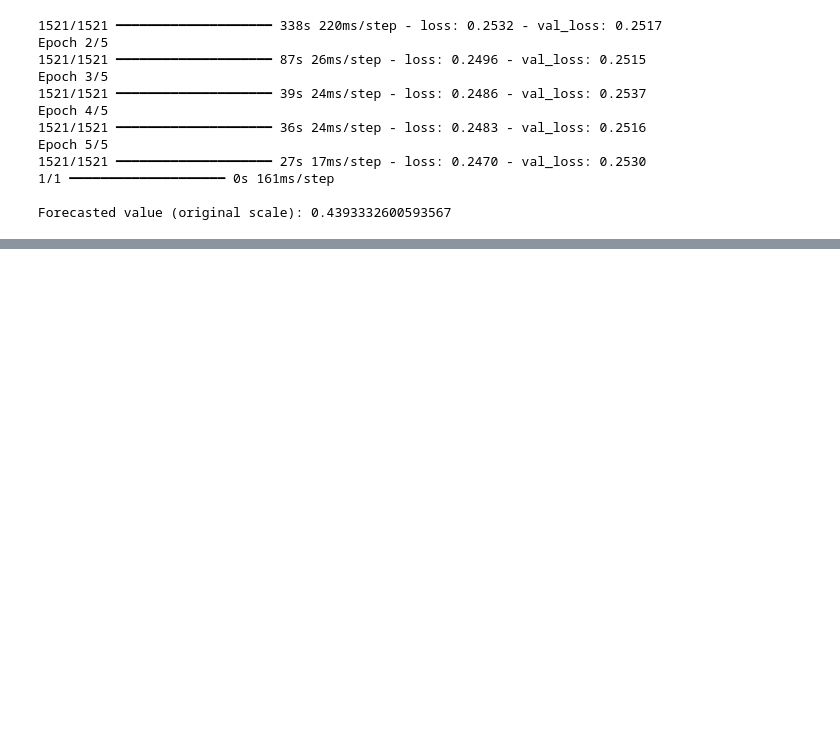
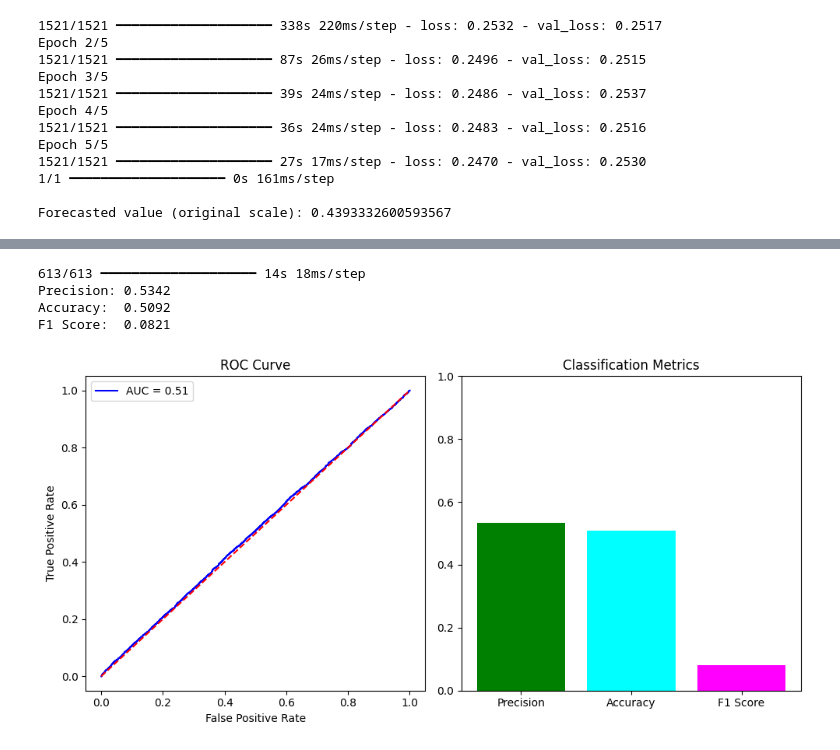
Before and after one commit to MarcelinoSemaan/DAML, a Jupyter notebook: AI Model/notebook.ipynb, the cells around one changed output, grey strips where cells are left out. Drawn from its saved outputs; the diff is of its cells as text; code cells hidden in the pictures; blank space fills up the shorter version.

```diff
--- a/AI Model/notebook.ipynb
+++ b/AI Model/notebook.ipynb
@@ -214,3 +214,47 @@ Epoch 5/5
 1/1 ━━━━━━━━━━━━━━━━━━━━ 0s 161ms/step
 
 Forecasted value (original scale): 0.4393332600593567
+# %%
+from sklearn.metrics import roc_curve, auc, f1_score, accuracy_score, precision_score
+import matplotlib.pyplot as plt
+
+# 1. Get predictions and binarize them (assuming 0.5 threshold)
+y_pred_probs = model.predict(X_test_final)
+y_pred_bin = (y_pred_probs > 0.5).astype(int)
+y_true_bin = (y_test_final > 0.5).astype(int)
+
+# 2. Calculate Metrics
+precision = precision_score(y_true_bin, y_pred_bin)
+accuracy = accuracy_score(y_true_bin, y_pred_bin)
+f1 = f1_score(y_true_bin, y_pred_bin)
+
+print(f"Precision: {precision:.4f}")
+print(f"Accuracy:  {accuracy:.4f}")
+print(f"F1 Score:  {f1:.4f}")
+
+# 3. Plot ROC Curve
+fpr, tpr, _ = roc_curve(y_true_bin, y_pred_probs)
+roc_auc = auc(fpr, tpr)
+
+plt.figure(figsize=(10, 5))
+
+# Plot ROC
+plt.subplot(1, 2, 1)
+plt.plot(fpr, tpr, color='blue', label=f'AUC = {roc_auc:.2f}')
+plt.plot([0, 1], [0, 1], 'r--')
+plt.title('ROC Curve')
+plt.xlabel('False Positive Rate')
+plt.ylabel('True Positive Rate')
+plt.legend()
+
+# Plot Bar Chart for Metrics
+plt.subplot(1, 2, 2)
+metrics = ['Precision', 'Accuracy', 'F1 Score']
+values = [precision, accuracy, f1]
+plt.bar(metrics, values, color=['green', 'cyan', 'magenta'])
+plt.ylim(0, 1)
+plt.title('Classification Metrics')
+
+plt.tight_layout()
+plt.show()
+# %% [output]
@@ -216,0 +262,5 @@ Forecasted value (original scale): 0.4393332600593567
+613/613 ━━━━━━━━━━━━━━━━━━━━ 14s 18ms/step
+Precision: 0.5342
+Accuracy:  0.5092
+F1 Score:  0.0821
+[figure, added]
```
Also changed, not shown: parts of 2 cells of this notebook.
